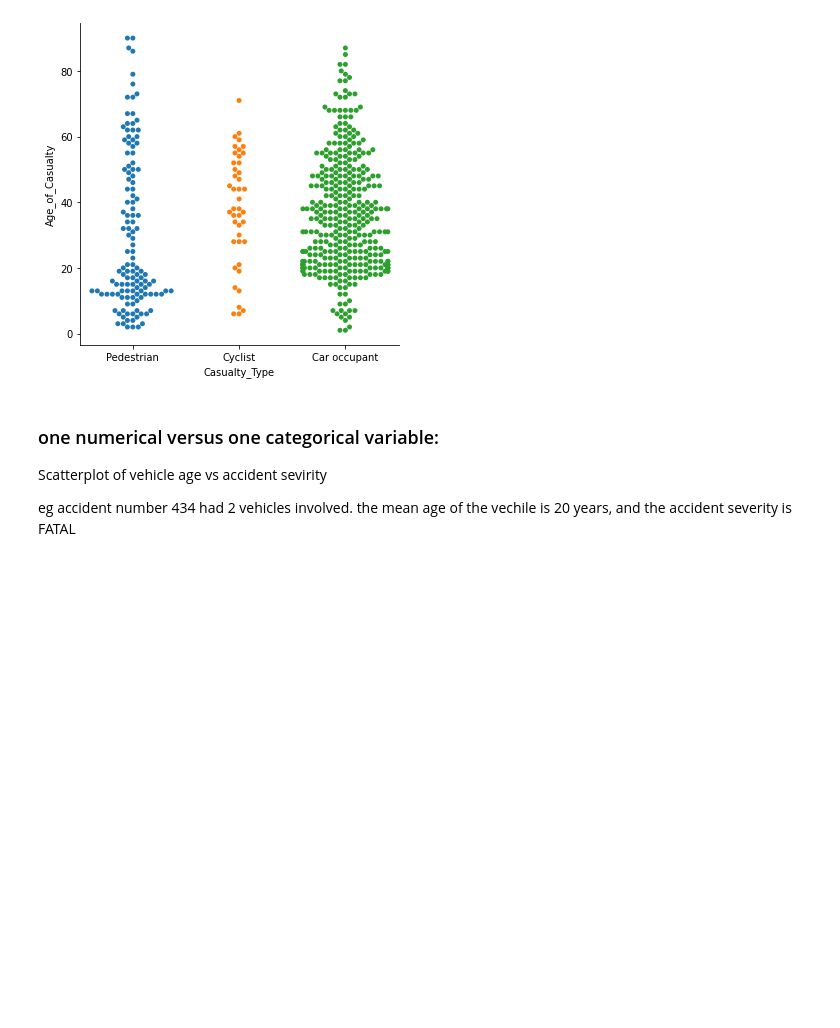
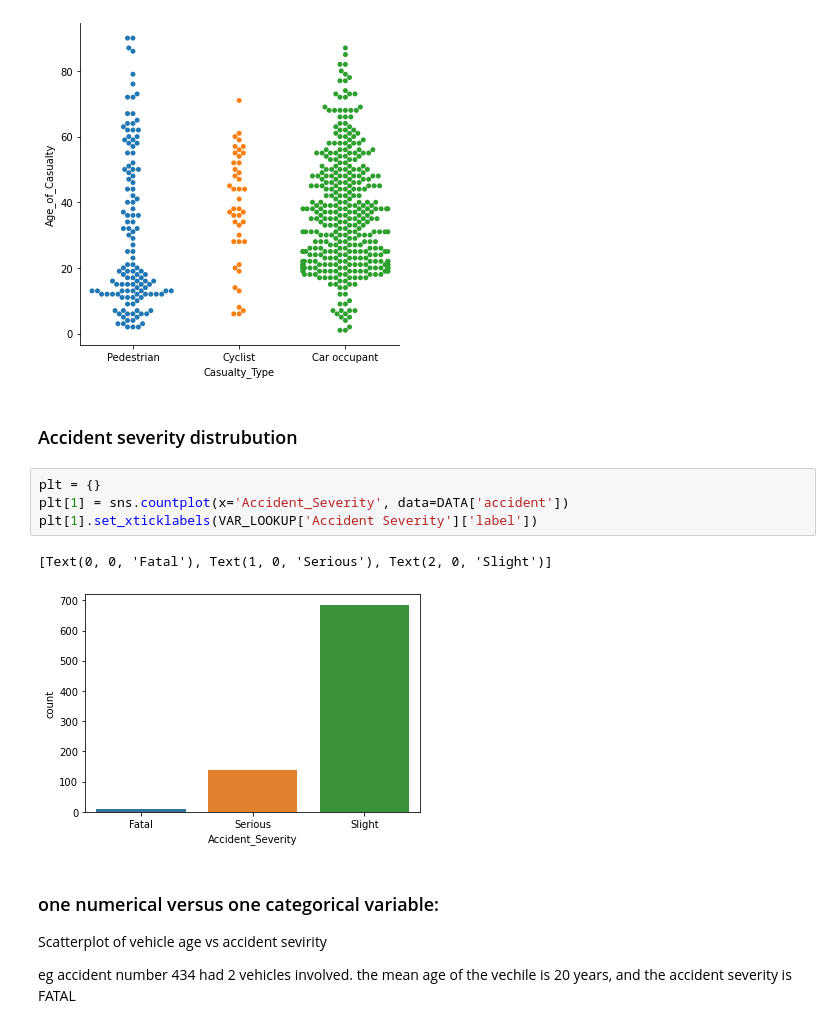
Before and after one commit to mszell/fyp2021p01lectures, a Jupyter notebook: notebooks/fyp2021p01lectures_draft.ipynb, the cells around one changed output. Cells and saved outputs as stored; diff of their text form; blank space fills up the shorter version.

```diff
--- a/notebooks/fyp2021p01lectures_draft.ipynb
+++ b/notebooks/fyp2021p01lectures_draft.ipynb
@@ -612,6 +630,15 @@ con_cat_data
 | 599 | 9 | 21 |
 533 rows × 2 columns
 [figure]
+# %% [markdown]
+### Accident severity distrubution
+# %%
+plt = {}
+plt[1] = sns.countplot(x='Accident_Severity', data=DATA['accident'])
+plt[1].set_xticklabels(VAR_LOOKUP['Accident Severity']['label'])
+# %% [output]
+[Text(0, 0, 'Fatal'), Text(1, 0, 'Serious'), Text(2, 0, 'Slight')]
+[figure, added]
 # %% [markdown]
 ### one numerical versus one categorical variable:
 
```
Also changed, not shown: parts of 30 cells of this notebook.
